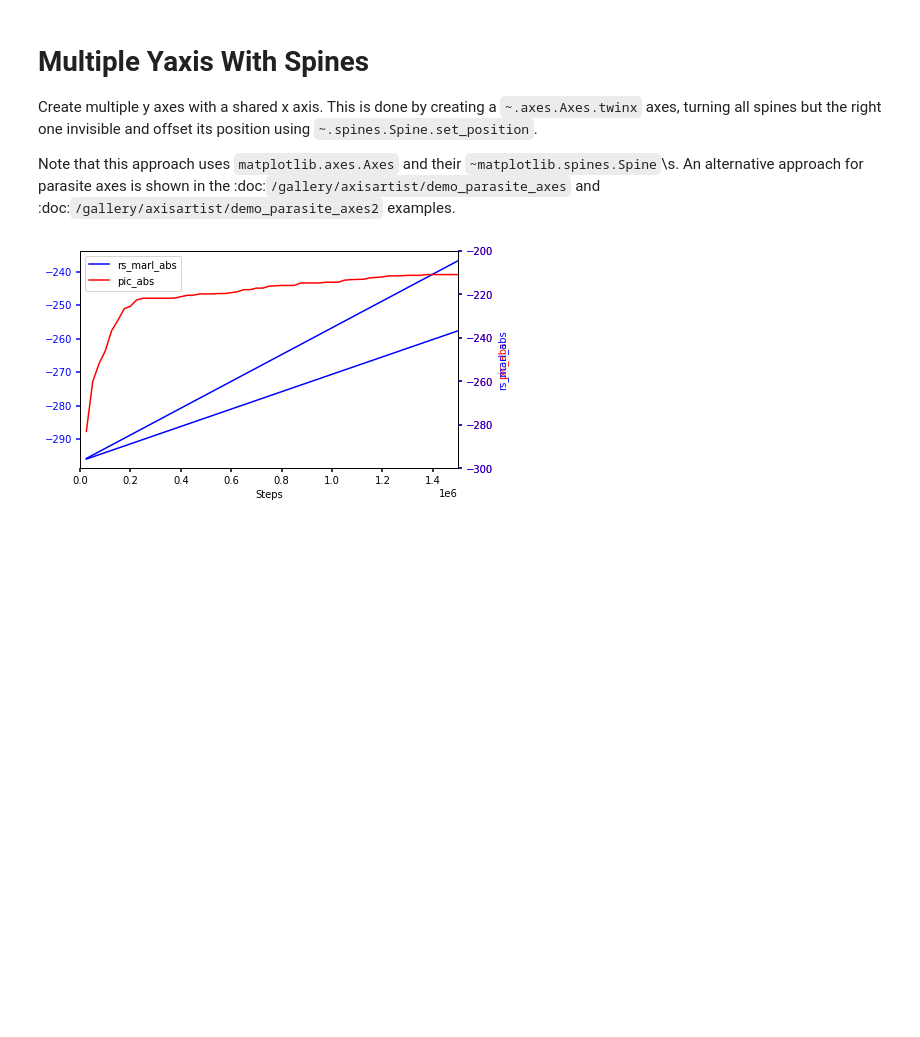
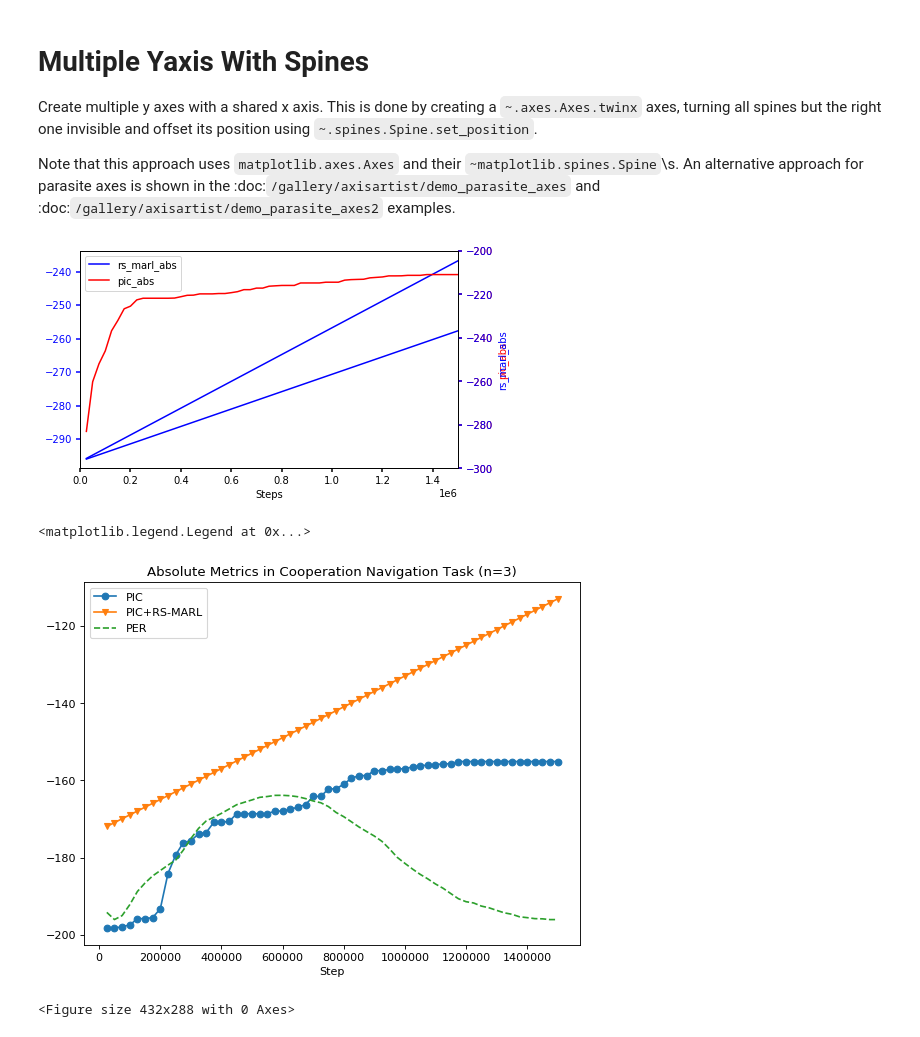
Before and after one commit to Isaac009/PIC-RB-SAMPLING, a Jupyter notebook: multiple_yaxis_with_spines.ipynb, the cells around one changed output. Saved outputs shown, nothing was run; the diff lists cells and outputs as text; code cells hidden in the pictures; blank space fills up the shorter version.

```diff
--- a/multiple_yaxis_with_spines.ipynb
+++ b/multiple_yaxis_with_spines.ipynb
@@ -61,4 +61,69 @@ ax.legend(handles=[p1, p2])
 plt.show()
 # %% [output]
 [figure]
+# %%
+# import urllib2
+# import StringIO
+# import csv
+import matplotlib.pyplot as plt
+from matplotlib.pyplot import figure
+
+steps = [25000,50000,75000,100000,125000,150000,175000,200000,225000,250000,275000,300000,325000,350000,375000,400000,425000,450000,475000,500000,525000,550000,575000,600000,625000,650000,675000,700000,725000,750000,775000,800000,825000,850000,875000,900000,925000,950000,975000,1000000,1025000,1050000,1075000,1100000,1125000,1150000,1175000,1200000,1225000,1250000,1275000,1300000,1325000,1350000,1375000,1400000,1425000,1450000,1475000,1500000]
+pic_abs = [-198.328338204305,-198.328338204305,-197.871628618879,-197.482482022048,-195.82583301776,-195.82583301776,-195.562721234889,-193.249999911746,-184.139348877696,-179.382212733841,-176.117889053569,-175.624336565886,-173.864773679372,-173.514680670033,-170.844121257981,-170.844121257981,-170.623801131106,-168.631112877579,-168.631112877579,-168.631112877579,-168.631112877579,-168.631112877579,-167.93724826406,-167.93724826406,-167.486982646529,-166.905465178701,-166.273233483361,-164.14720124543,-164.14720124543,-162.19559257801,-162.19559257801,-160.951776779566,-159.456404027867,-158.75566247734,-158.75566247734,-157.471966525585,-157.471966525585,-157.15220882055,-156.984494882703,-156.984494882703,-156.477814081479,-156.226475754114,-156.013782200827,-155.944390887402,-155.690969825592,-155.690969825592,-155.1,-155.1,-155.1,-155.1,-155.1,-155.1,-155.1,-155.1,-155.1,-155.1,-155.1,-155.1,-155.1,-155.1]
+rs_marl_abs_p5 = [-170.84650919939344,-170.13533378609537,-170.13533378609537,-169.80425875306085,-169.16098633398133,-169.16098633398133,-169.16098633398133,-168.46490478611025,-165.67682745419725,-164.29890354226134,-161.95304382415793,-157.117564056655,-153.50891481625268,-152.48604549944272,-149.7206252750284,-147.58491005535046,-144.5331024774136,-143.6810403338436,-143.6810403338436,-143.6810403338436,-143.6810403338436,-143.6810403338436,-142.8318734597978,-140.31360477324716,-138.2869758982722,-137.21970955848667,-136.25479879472803,-136.25479879472803,-135.63518985312146,-135.63518985312146,-135.45756036226456,-135.29414156151796,-135.29414156151796,-134.72321285480174,-134.72321285480174,-134.72321285480174,-134.72321285480174,-134.65069370601773,-134.65069370601773,-134.65069370601773,-134.1573718139257,-133.49941296670826,-133.49941296670826,-133.49941296670826,-133.49941296670826,-133.49941296670826,-132.94956419398517,-132.66897452212532,-132.66897452212532,-132.66897452212532,-132.66897452212532,-131.76311929359187,-131.76311929359187,-131.488340839377,-131.488340839377,-131.488340839377,-131.488340839377,-131.488340839377,-131.488340839377,-131.488340839377]
+rs_marl_abs_p7 = [-169.7744891870852,-169.4034971869344,-168.55282476532284,-168.55282476532284,-168.11224179533542,-167.47139544360553,-167.47139544360553,-167.47139544360553,-165.56896287077038,-165.4182670842486,-159.66146138250974,-148.26036018438077,-146.7902053826679,-144.59777355282642,-144.59777355282642,-144.59777355282642,-144.59777355282642,-144.59777355282642,-140.70676993719832,-140.65978217824144,-140.58850778120544,-140.04567435071775,-138.29348416811519,-134.98846172151673,-134.98846172151673,-134.5321785568826,-133.11030526184058,-133.11030526184058,-133.11030526184058,-132.58692861276668,-132.58692861276668,-132.58692861276668,-131.3361167430855,-130.44357692852617,-130.08554516831373,-129.59733533907402,-128.83584300941345,-128.7802314383308,-128.7802314383308,-128.32649053169374,-128.23265337838745,-128.23265337838745,-128.23265337838745,-128.163149832656,-127.60027992050946,-127.30897230319728,-126.01895196533681,-126.01895196533681,-125.59041372317411,-125.59041372317411,-125.59041372317411,-125.59041372317411,-125.59041372317411,-125.59041372317411,-125.59041372317411,-125.59041372317411,-125.59041372317411,-125.59041372317411,-125.59041372317411,-125.59041372317411]
+per = [-194.2001050017627,-196.06112656698528,-195.0349316162094,-192.21135487190156,-188.78716888326167,-186.58377935316426,-184.74103473121974,-183.3534007055722,-181.95357040945308,-180.66660178837316,-178.08089007653248,-175.06212238724058,-172.4329164517336,-170.5031299380974,-169.55074944172947,-168.53194499039276,-167.40857236204002,-166.28424848775745,-165.65416894551797,-165.05256346360034,-164.38315124648815,-164.16916821971398,-163.87364864355968,-163.8574162766991,-163.97203011823825,-164.22851798462548,-164.70606853955582,-165.32199914435563,-165.7868027761824,-166.78357185160556,-168.3055409933998,-169.39491837727792,-170.71796957792043,-172.07092368153596,-173.25520230308084,-174.41140125525888,-175.79286408710857,-177.76242655486325,-179.94031406536698,-181.4914238279818,-182.96823869218997,-184.34267804285167,-185.51828213745185,-186.83783699401067,-187.95027646455642,-189.31704862465645,-190.65544144827174,-191.43020606543453,-191.76403714166852,-192.56194881688526,-193.00716924281528,-193.67180663415326,-194.3147925878656,-194.68624879085664,-195.34716709865614,-195.5659005626408,-195.82053553962032,-195.8726643684474,-196.07159429849884,-196.06700338376285]
+# , "b-", label="rs_marl_abs")
+#create figure
+# fig, ax =plt.subplots(1)
+figure(figsize=(8, 6), dpi=80)
+# Plot y1 vs x in blue on the left vertical axis.
+plt.xlabel("Step")
+# plt.ylabel("pic_values", color="b")
+# plt.tick_params(axis="y", labelcolor="b")
+plt.plot(steps, pic_abs,  'o-', label='PIC', linewidth=1.5)
+
+# fig.autofmt_xdate(rotation=50)
+
+# Plot y2 vs x in red on the right vertical axis.
+# plt.twinx()
+# plt.ylabel("rs_marl_abs", color="r")
+# plt.tick_params(axis="y", labelcolor="r")
+plt.plot(steps, rs_marl_abs_p5, 'v-', label='PIC+RS-MARL(threshold 0.5)', linewidth=1.5)
+plt.plot(steps, per, '--', label='PER', linewidth=1.5)
+plt.title("Absolute Metrics in Cooperation Navigation Task (n=3)")
+plt.legend()
+
+# plt.show()
+# %% [output]
+<matplotlib.legend.Legend at 0x...>
+[figure, added]
+# %%
+plt.savefig('test1.pdf')
+steps = [25000,50000,75000,100000,125000,150000,175000,200000,225000,250000,275000,300000,325000,350000,375000,400000,425000,450000,475000,500000,525000,550000,575000,600000,625000,650000,675000,700000,725000,750000,775000,800000,825000,850000,875000,900000,925000,950000,975000,1000000,1025000,1050000,1075000,1100000,1125000,1150000,1175000,1200000,1225000,1250000,1275000,1300000,1325000,1350000,1375000,1400000,1425000,1450000,1475000,1500000]
+pic_abs = [-198.328338204305,-198.328338204305,-197.871628618879,-197.482482022048,-195.82583301776,-195.82583301776,-195.562721234889,-193.249999911746,-184.139348877696,-179.382212733841,-176.117889053569,-175.624336565886,-173.864773679372,-173.514680670033,-170.844121257981,-170.844121257981,-170.623801131106,-168.631112877579,-168.631112877579,-168.631112877579,-168.631112877579,-168.631112877579,-167.93724826406,-167.93724826406,-167.486982646529,-166.905465178701,-166.273233483361,-164.14720124543,-164.14720124543,-162.19559257801,-162.19559257801,-160.951776779566,-159.456404027867,-158.75566247734,-158.75566247734,-157.471966525585,-157.471966525585,-157.15220882055,-156.984494882703,-156.984494882703,-156.477814081479,-156.226475754114,-156.013782200827,-155.944390887402,-155.690969825592,-155.690969825592,-155.1,-155.1,-155.1,-155.1,-155.1,-155.1,-155.1,-155.1,-155.1,-155.1,-155.1,-155.1,-155.1,-155.1]
+rs_marl_abs = [-171.933674304209,-170.933674304209,-169.933674304209,-168.933674304209,-167.933674304209,-166.933674304209,-165.933674304209,-164.933674304209,-163.933674304209,-162.933674304209,-161.933674304209,-160.933674304209,-159.933674304209,-158.933674304209,-157.933674304209,-156.933674304209,-155.933674304209,-154.933674304209,-153.933674304209,-152.933674304209,-151.933674304209,-150.933674304209,-149.933674304209,-148.933674304209,-147.933674304209,-146.933674304209,-145.933674304209,-144.933674304209,-143.933674304209,-142.933674304209,-141.933674304209,-140.933674304209,-139.933674304209,-138.933674304209,-137.933674304209,-136.933674304209,-135.933674304209,-134.933674304209,-133.933674304209,-132.933674304209,-131.933674304209,-130.933674304209,-129.933674304209,-128.933674304209,-127.933674304209,-126.933674304209,-125.933674304209,-124.933674304209,-123.933674304209,-122.933674304209,-121.933674304209,-120.933674304209,-119.933674304209,-118.933674304209,-117.933674304209,-116.933674304209,-115.933674304209,-114.933674304209,-113.933674304209,-112.933674304209]
+per = [-194.2001050017627,-196.06112656698528,-195.0349316162094,-192.21135487190156,-188.78716888326167,-186.58377935316426,-184.74103473121974,-183.3534007055722,-181.95357040945308,-180.66660178837316,-178.08089007653248,-175.06212238724058,-172.4329164517336,-170.5031299380974,-169.55074944172947,-168.53194499039276,-167.40857236204002,-166.28424848775745,-165.65416894551797,-165.05256346360034,-164.38315124648815,-164.16916821971398,-163.87364864355968,-163.8574162766991,-163.97203011823825,-164.22851798462548,-164.70606853955582,-165.32199914435563,-165.7868027761824,-166.78357185160556,-168.3055409933998,-169.39491837727792,-170.71796957792043,-172.07092368153596,-173.25520230308084,-174.41140125525888,-175.79286408710857,-177.76242655486325,-179.94031406536698,-181.4914238279818,-182.96823869218997,-184.34267804285167,-185.51828213745185,-186.83783699401067,-187.95027646455642,-189.31704862465645,-190.65544144827174,-191.43020606543453,-191.76403714166852,-192.56194881688526,-193.00716924281528,-193.67180663415326,-194.3147925878656,-194.68624879085664,-195.34716709865614,-195.5659005626408,-195.82053553962032,-195.8726643684474,-196.07159429849884,-196.06700338376285]
+# , "b-", label="rs_marl_abs")
+#create figure
+# fig, ax =plt.subplots(1)
+figure(figsize=(8, 6), dpi=80)
+# Plot y1 vs x in blue on the left vertical axis.
+plt.xlabel("Step")
+# plt.ylabel("pic_values", color="b")
+# plt.tick_params(axis="y", labelcolor="b")
+plt.plot(steps, pic_abs,  'o-', label='PIC', linewidth=1.5)
+
+# fig.autofmt_xdate(rotation=50)
+
+# Plot y2 vs x in red on the right vertical axis.
+# plt.twinx()
+# plt.ylabel("rs_marl_abs", color="r")
+# plt.tick_params(axis="y", labelcolor="r")
+plt.plot(steps, rs_marl_abs, 'v-', label='PIC+RS-MARL', linewidth=1.5)
+plt.plot(steps, per, '--', label='PER', linewidth=1.5)
+plt.title("Absolute Metrics in Cooperation Navigation Task (n=3)")
+plt.legend()
+# %% [output]
+<Figure size 432x288 with 0 Axes>
 # %%
```
Also changed, not shown: parts of 2 cells of this notebook, 3 other files.
